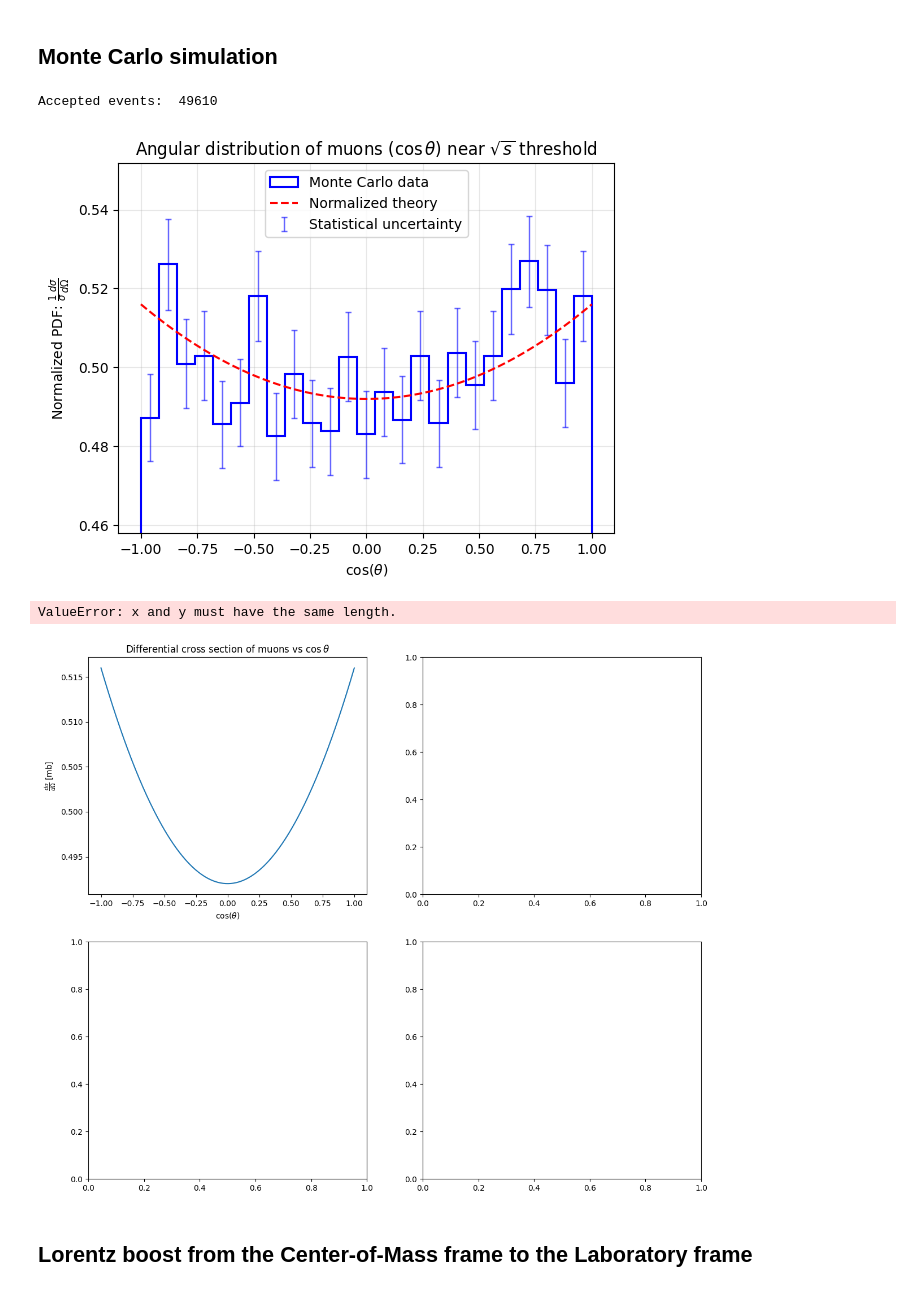
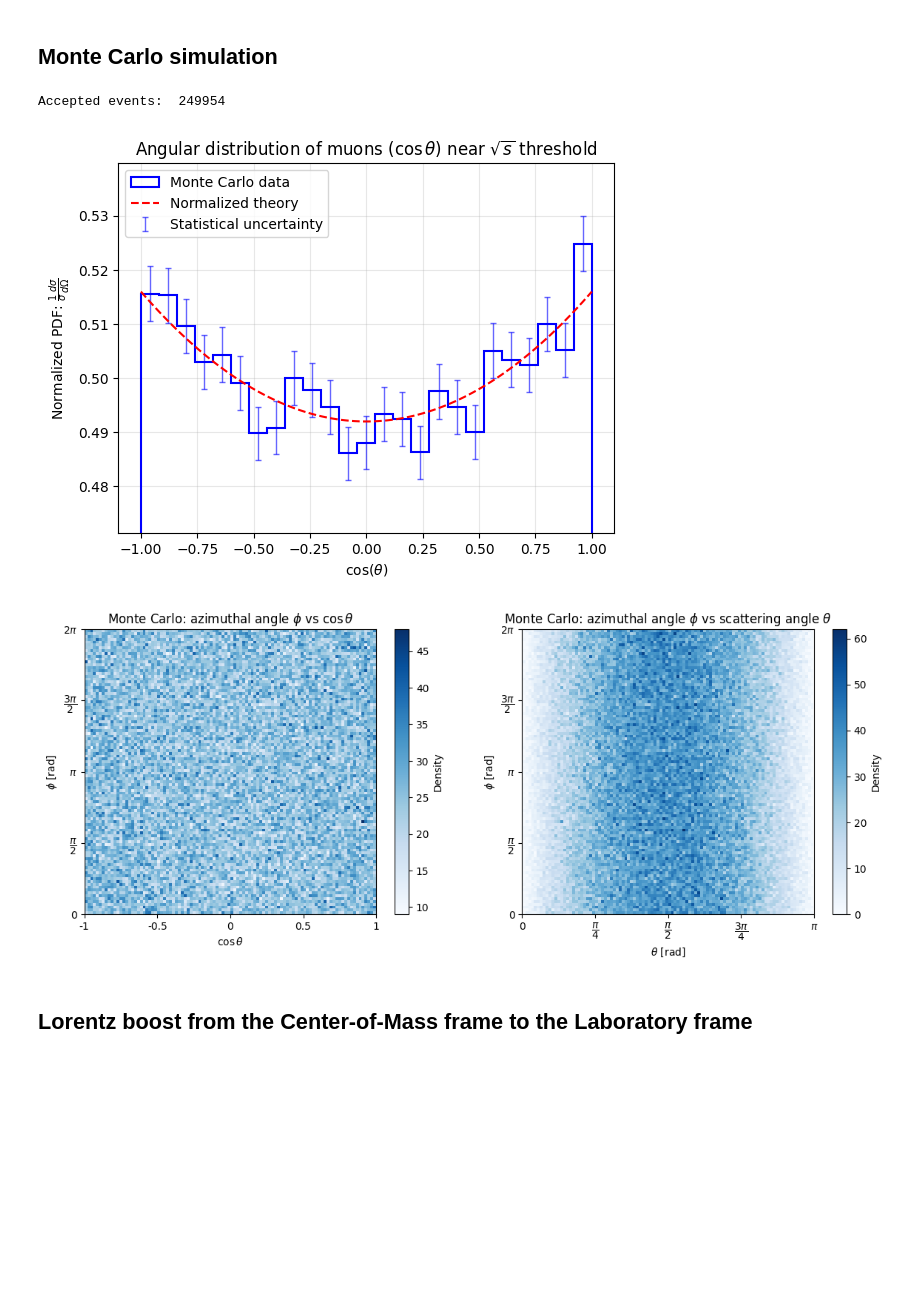
Before and after one commit to marcolorenzato00/LCP_Project, a Jupyter notebook: Project.ipynb, the cells around one changed output. Cells and saved outputs as stored; diff of their text form; code cells hidden in the pictures; blank space fills up the shorter version.

```diff
--- a/Project.ipynb
+++ b/Project.ipynb
@@ -127,7 +295,7 @@ plt.show()
 # %% [markdown]
 ## Monte Carlo simulation
 # %%
-def montecarlo(n):
+def montecarlo(s, n):
     # Generate random uniform values for cos(theta)
     cos = np.random.uniform(-1, 1, n)
 
@@ -140,9 +308,9 @@ def montecarlo(n):
 
     return accepted
 # %%
-n = 100000
+n = 500000
 
-cos = montecarlo(n)
+cos = montecarlo(s, n)
 
 # Random azimuthal angle in CM frame
 phi = np.random.uniform(0, 2*np.pi, len(cos))
@@ -161,39 +329,46 @@ plt.legend()
 plt.grid(alpha=0.3)
 plt.show()
 # %% [output]
-Accepted events:  49610
+Accepted events:  249954
-[figure, old version]
+[figure, new version]
 # %%
-fig, ((ax1, ax2), (ax3, ax4)) = plt.subplots(2, 2, figsize=(14, 12))
+fig, (ax2, ax4) = plt.subplots(1, 2, figsize=(14, 5))
 
-cos_linspace = np.linspace(-1, 1, 200, endpoint=True)
-ax1.plot(cos_linspace, cross_section_norm(s, cos_linspace))
-ax1.set_xlabel(r"$\cos(\theta)$")
-ax1.set_ylabel(r'$\frac{d\sigma}{d\Omega} \;[\mathrm{mb}]$')
-ax1.set_title(r"Differential cross section of muons vs $\cos \theta$")
+#cos_linspace = np.linspace(-1, 1, 200, endpoint=True)
+#ax1.plot(cos_linspace, cross_section_norm(s, cos_linspace))
+#ax1.set_xlabel(r"$\cos(\theta)$")
+#ax1.set_ylabel(r'$\frac{d\sigma}{d\Omega} \;[\mathrm{mb}]$')
+#ax1.set_title(r"Differential cross section of muons vs $\cos \theta$")
 
-h1 = ax2.hist2d(v, phi, bins=100, cmap='plasma')
+h1 = ax2.hist2d(cos, phi, bins=100, cmap='Blues')
 ax2.set_xlabel(r"$\cos{\theta}$")
+ax2.set_xticks([-1, -0.5, 0, 0.5, 1])
+ax2.set_xticklabels(['-1', '-0.5', '0', '0.5', '1'])
 ax2.set_ylabel(r"$\phi$ [rad]")
+ax2.set_yticks([0, np.pi/2, np.pi, 3*np.pi/2, 2*np.pi])
+ax2.set_yticklabels(['0', r'$\dfrac{\pi}{2}$', r'$\pi$', r'$\dfrac{3\pi}{2}$', r'$2\pi$'])
 ax2.set_title(r"Monte Carlo: azimuthal angle $\phi$ vs $\cos\theta$")
 fig.colorbar(h1[3], ax=ax2, label='Density')
 
-theta_linspace = np.linspace(0, np.pi, 200, endpoint=True)
-ax3.plot(theta_linspace, cross_section_norm(s, np.cos(theta_linspace)) * conversion_factor)
-ax3.set_xlabel(r"$\theta$ [rad]")
-ax3.set_ylabel(r'$\frac{d\sigma}{d\Omega} \;[\mathrm{mb}]$')
-ax3.set_title(r"Differential cross section of muons vs scattering angle")
+#theta_linspace = np.linspace(0, np.pi, 200, endpoint=True)
+#ax3.plot(theta_linspace, cross_section_norm(s, np.cos(theta_linspace)) * conversion_factor)
+#ax3.set_xlabel(r"$\theta$ [rad]")
+#ax3.set_ylabel(r'$\frac{d\sigma}{d\Omega} \;[\mathrm{mb}]$')
+#ax3.set_title(r"Differential cross section of muons vs scattering angle")
 
-h2 = ax4.hist2d(np.arccos(v), phi, bins=100, cmap='plasma')
+h2 = ax4.hist2d(np.arccos(cos), phi, bins=100, cmap='Blues')
 ax4.set_xlabel(r"$\theta$ [rad]")
+ax4.set_xticks([0, np.pi/4, np.pi/2, 3*np.pi/4, np.pi])
+ax4.set_xticklabels(['0', r'$\dfrac{\pi}{4}$', r'$\dfrac{\pi}{2}$', r'$\dfrac{3\pi}{4}$', r'$\pi$'])
 ax4.set_ylabel(r"$\phi$ [rad]")
+ax4.set_yticks([0, np.pi/2, np.pi, 3*np.pi/2, 2*np.pi])
+ax4.set_yticklabels(['0', r'$\dfrac{\pi}{2}$', r'$\pi$', r'$\dfrac{3\pi}{2}$', r'$2\pi$'])
 ax4.set_title(r"Monte Carlo: azimuthal angle $\phi$ vs scattering angle $\theta$")
 fig.colorbar(h2[3], ax=ax4, label='Density')
 
 plt.show()
 # %% [output]
-ValueError: x and y must have the same length.
-[figure, old version]
+[figure, new version]
 # %% [markdown]
 ## Lorentz boost from the Center-of-Mass frame to the Laboratory frame
 # %% [markdown]
```
Also changed, not shown: parts of 34 cells of this notebook.
